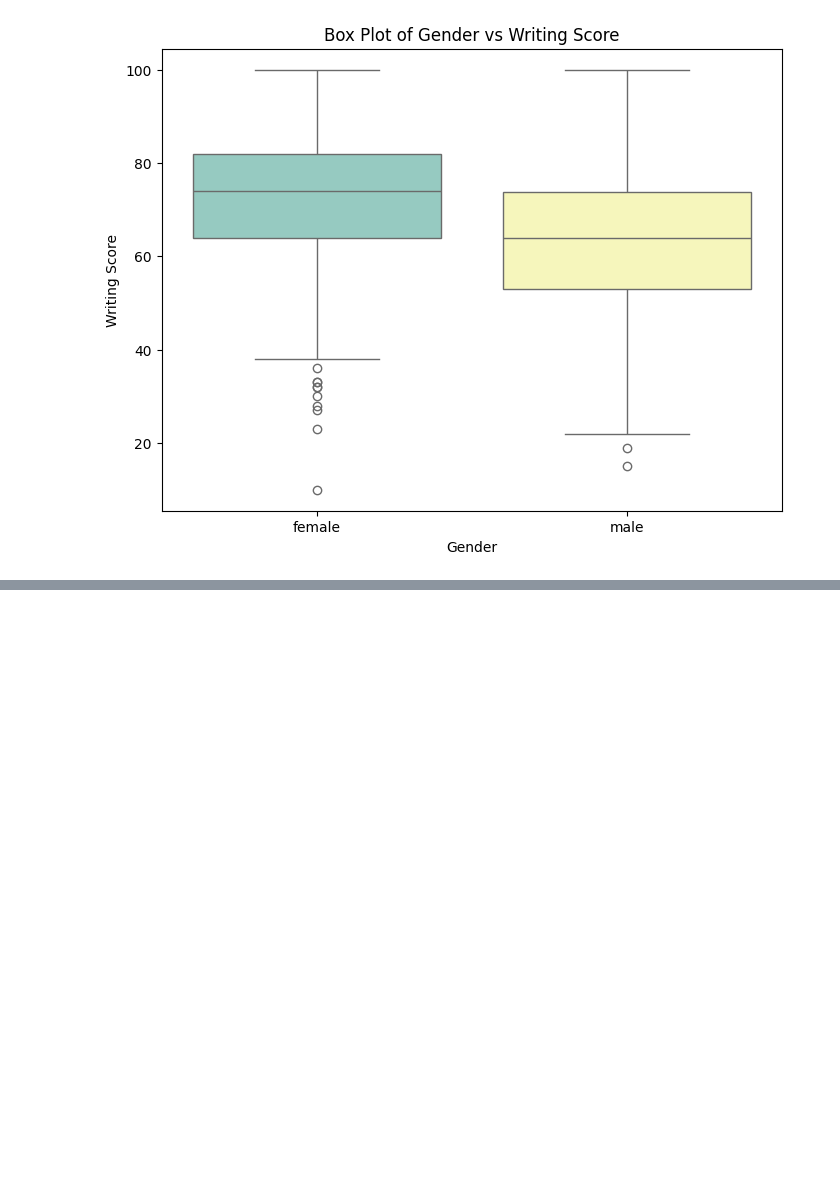
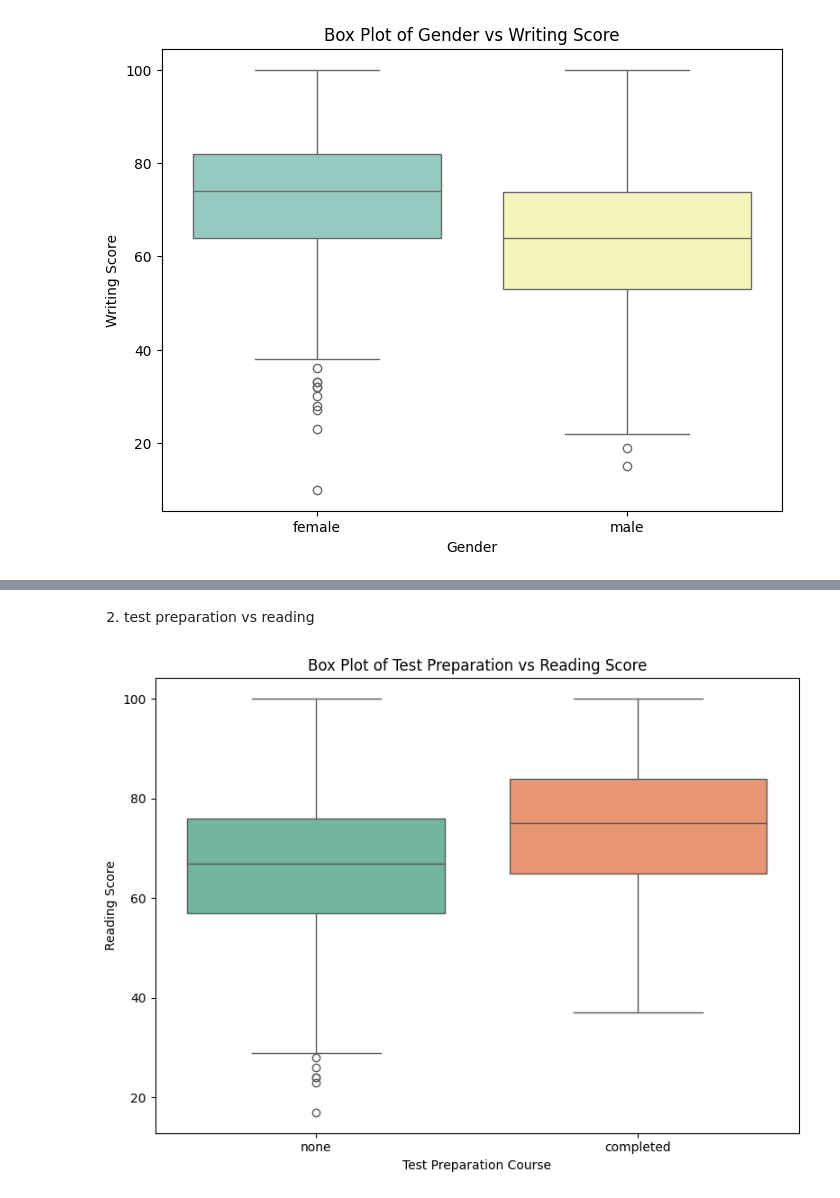
Before and after one commit to kkbbmrl/EDA, a Jupyter notebook: hello.ipynb, the cells around one changed output, grey strips where cells are left out. Saved outputs shown, nothing was run; the diff lists cells and outputs as text; code cells hidden in the pictures; blank space fills up the shorter version.

```diff
--- a/hello.ipynb
+++ b/hello.ipynb
@@ -322,0 +362,13 @@ Passing `palette` without assigning `hue` is deprecated and will be removed in v
+# %% [markdown]
+2. test preparation vs reading
+# %%
+# test preparation vs reading
+plt.figure(figsize=(8,6))
+sns.boxplot(data=df, x='test preparation course', y='reading score', hue='test preparation course', palette='Set2', legend=False)
+plt.title('Box Plot of Test Preparation vs Reading Score')
+plt.xlabel('Test Preparation Course')
+plt.ylabel('Reading Score')
+plt.tight_layout()
+plt.show()
+# %% [output]
+[figure, added]
```
Also changed, not shown: parts of 10 cells of this notebook.
